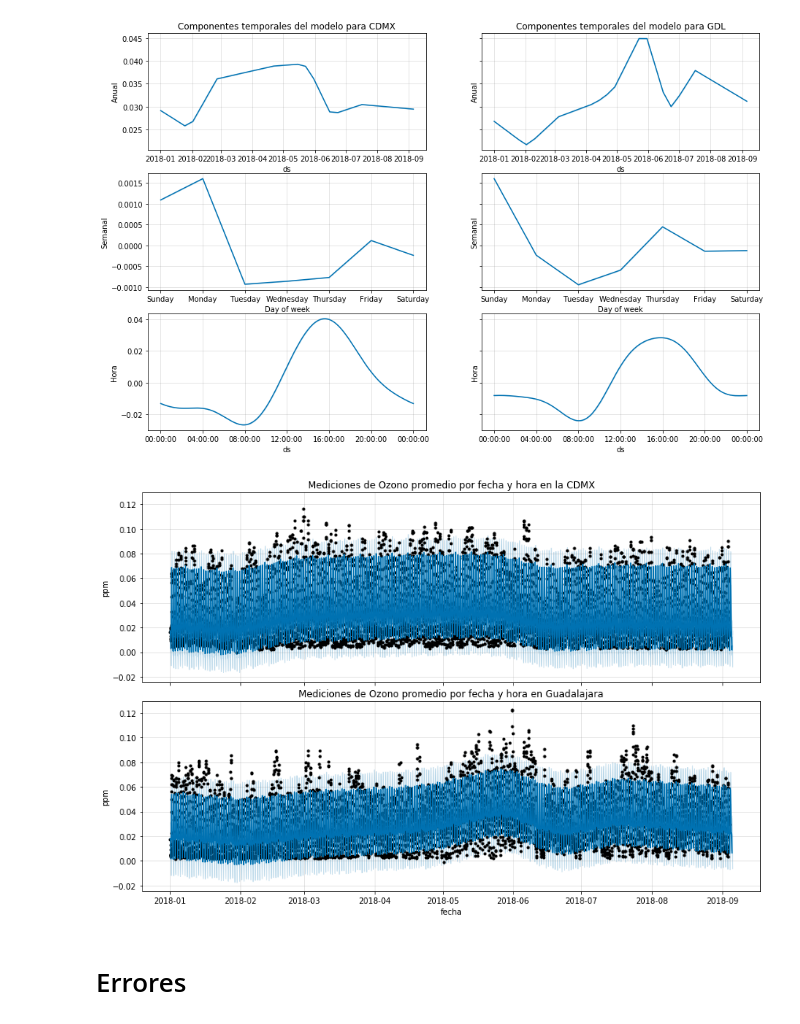
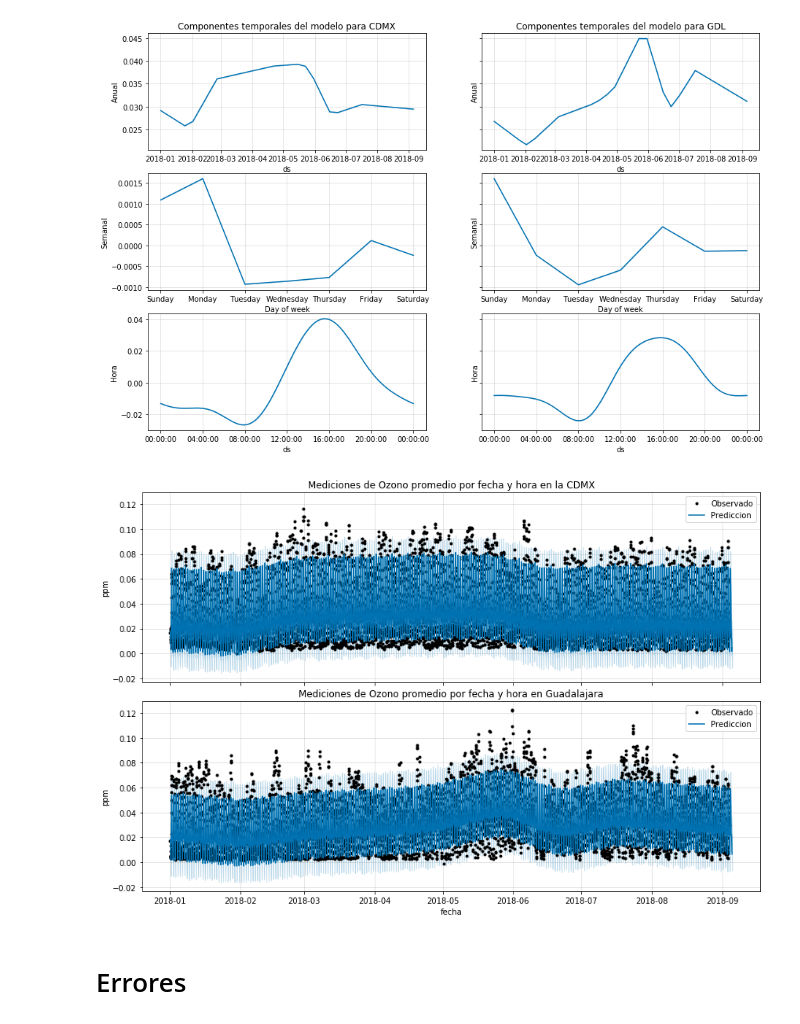
Before and after one commit to mxabierto/calidad-del-aire, a Jupyter notebook: notebooks/5_prediccion_ozono_CDMX_GDL.ipynb, the cells around one changed output. Saved outputs shown, nothing was run; the diff lists cells and outputs as text; code cells hidden in the pictures.

```diff
--- a/notebooks/5_prediccion_ozono_CDMX_GDL.ipynb
+++ b/notebooks/5_prediccion_ozono_CDMX_GDL.ipynb
@@ -40,7 +42,7 @@ estaciones.head()
 # %% [markdown]
 ## Data Mediciones
 # %%
-mediciones = pd.read_csv('/data/calidad_aire_presidencia/data_mediciones_todas_estaciones_2.csv')
+mediciones = pd.read_csv('/data_mediciones_todas_estaciones.csv')
 print(mediciones.shape)
 mediciones.head()
 # %% [output]
@@ -344,19 +346,23 @@ Text(0,0.5,'Hora')
 # %%
 fig, ax = plt.subplots(2, 1, figsize=(12, 8), sharex=True, sharey=True)
 
 a = model_cdmx.plot(fcst_cdmx, ax=ax[0])
 ax[0].set_title('Mediciones de Ozono promedio por fecha y hora en la CDMX')
+handles, labels = ax[0].get_legend_handles_labels()
+ax[0].legend(handles, ['Observado', 'Prediccion'])
 ax[0].set_ylabel('ppm')
 ax[0].set_xlabel('')
 
 b = model_gdl.plot(fcst_gdl, ax=ax[1])
 ax[1].set_title('Mediciones de Ozono promedio por fecha y hora en Guadalajara')
+handles, labels = ax[1].get_legend_handles_labels()
+ax[1].legend(handles, ['Observado', 'Prediccion'])
 ax[1].set_ylabel('ppm')
 ax[1].set_xlabel('fecha')
 
 plt.subplots_adjust(hspace=0.1)
 # %% [output]
-[figure, old version]
+[figure, new version]
 # %% [markdown]
 # Errores
 # %%
```
Also changed, not shown: parts of 4 cells of this notebook.
